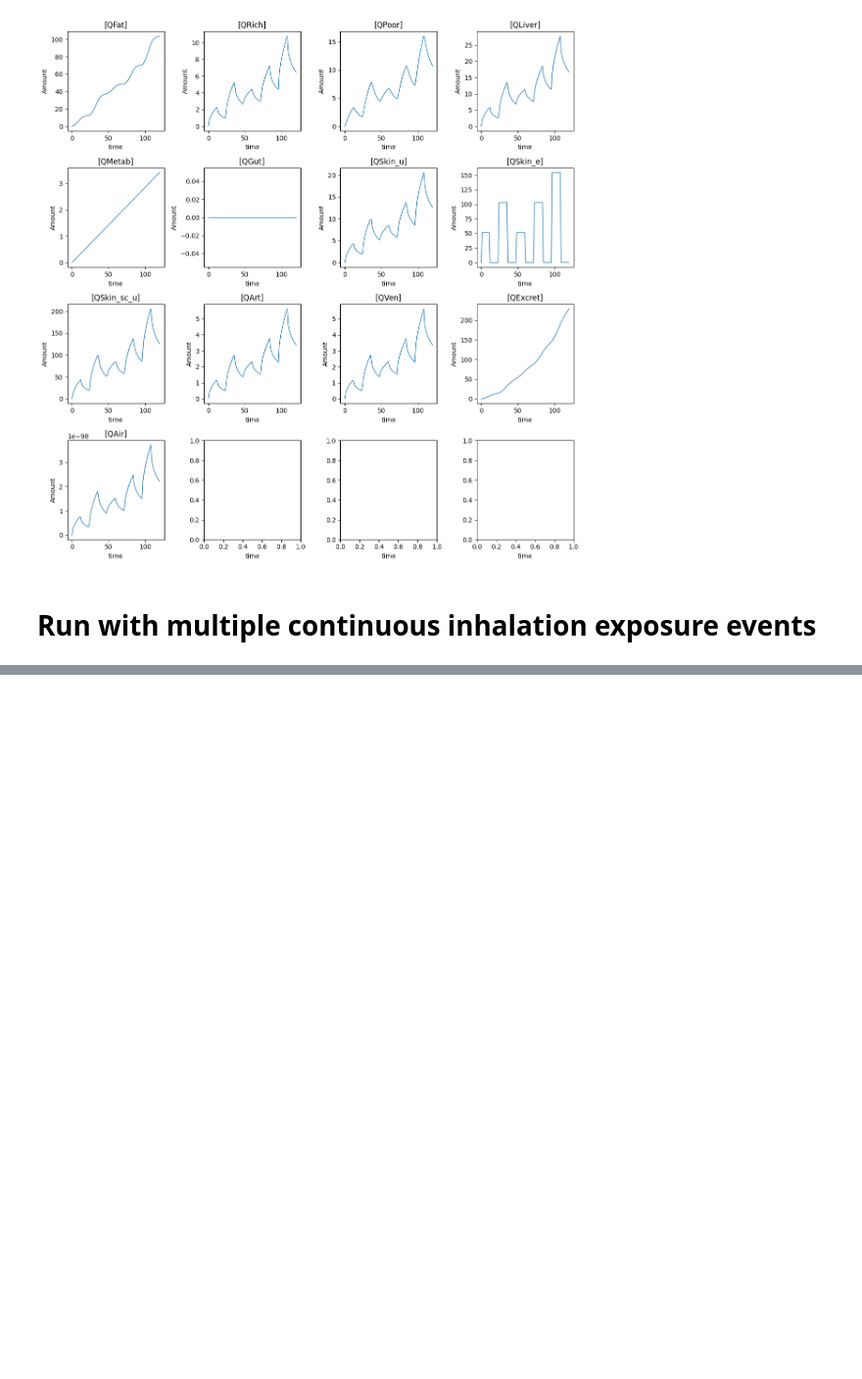
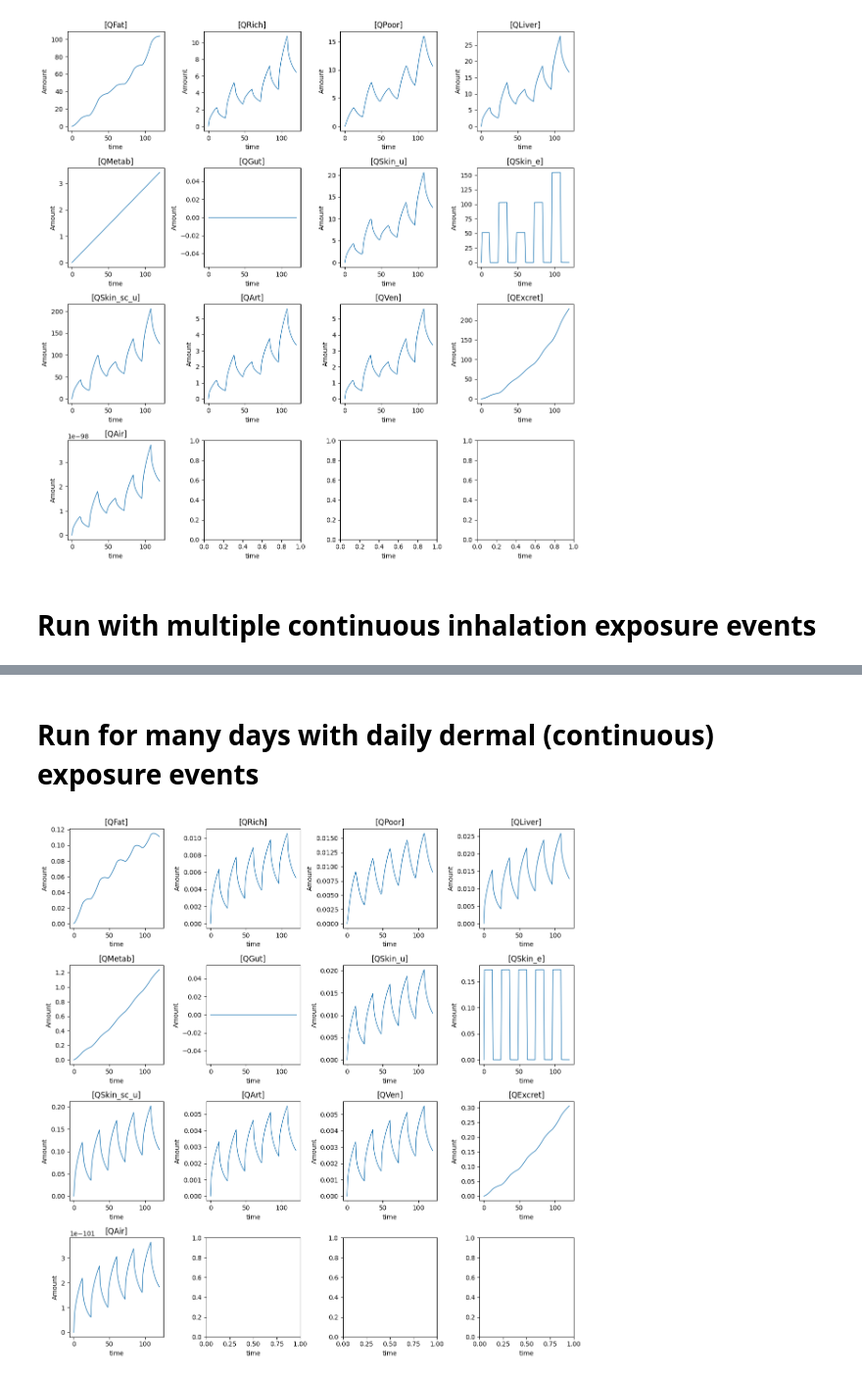
Before and after one commit to rivm-syso/euromix-to-sbml, a Jupyter notebook: notebooks/run_sbml_model.ipynb, the cells around one changed output, grey strips where cells are left out. Shown at 98% size. Cells and saved outputs as stored; diff of their text form; code cells hidden in the pictures; blank space fills up the shorter version.

Commit message:
Update run SBML model notebook with example for running many days with dermal input

```diff
--- a/notebooks/run_sbml_model.ipynb
+++ b/notebooks/run_sbml_model.ipynb
@@ -41,12 +41,20 @@ def plotSimulationResults(res, selections, ncols=4):
         axes[i-1].set(ylabel=f"Amount", title=labels[i])
     fig.tight_layout()
 
-# Helper function for generating dosing event patterns
-def generateDoseEventsPattern(amount, start, step, stop):
+def generateBolusDoseEventsPattern(amount, start, step, stop):
+    """ Helper function for generating bolus dosing event patterns """
     timings = range(start, stop, step)
     events = []
     for timing in timings:
         events.append((timing, amount))
+    return events
+
+def generateContinuousDoseEventsPattern(amount, duration, start, step, stop):
+    """ Helper function for generating continuous dosing event patterns """
+    timings = range(start, stop, step)
+    events = []
+    for timing in timings:
+        events.append((timing, amount, duration))
     return events
 
 # Helper function for loading parametrisations
@@ -265,7 +273,7 @@ loadParametrisation(rr_model, param_file, param_instance_id)
 dose = daily_dose * rr_model['BM'] / molar_mass
 
 # Define a list of time/dose tuples
-time_dose_list = generateDoseEventsPattern(dose, 0, 24, 24 * number_of_days)
+time_dose_list = generateBolusDoseEventsPattern(dose, 0, 24, 24 * number_of_days)
 
 # Create an event for each of the time-dose tuples
 for i in range(0, len(time_dose_list)):
@@ -392 +383,48 @@ plotSimulationResults(results, rr_model.timeCourseSelections)
 [figure]
+# %% [markdown]
+# Run for many days with daily dermal (continuous) exposure events
+# %%
+# Set daily dose (mg/kw/bw day) and number of simulated days
+daily_dose = 0.02
+number_of_days = 50
+
+# Load the PBPK model from the SBML file
+rr_model = rr.RoadRunner(sbml_file)
+
+# Make sure the input species is not constant and does not have boundary conditions
+rr_model.setInitAmount(dermal_input, 0)
+rr_model.setConstant(dermal_input, False)
+rr_model.setBoundary(dermal_input, True)
+
+# Remove all events
+for event_id in rr_model.model.getEventIds():
+    rr_model.removeEvent(event_id)
+
+# Load parametrisation
+loadParametrisation(rr_model, param_file, param_instance_id)
+
+# Compute dose amount in mmol from daily dose
+dose = daily_dose * rr_model['BM'] / molar_mass
+
+# Define a list of time/dose tuples
+time_dose_duration_list = generateContinuousDoseEventsPattern(dose, 12, 0, 24, 24 * number_of_days)
+
+# Create an event for each of the time-dose tuples
+for i in range(0, len(time_dose_duration_list)):
+    dose_event = time_dose_duration_list[i]
+    eid = f"dose_event_{i}_start"
+    rr_model.addEvent(eid, False, f"time > {dose_event[0]}", False)
+    rr_model.addEventAssignment(eid, dermal_input, f"{dermal_input} + {dose_event[1]}", False)
+    eid = f"dose_event_{i}_stop"
+    rr_model.addEvent(eid, False, f"time > {dose_event[0]} + {dose_event[2]}", False)
+    rr_model.addEventAssignment(eid, dermal_input, f"{dermal_input} - {dose_event[1]}", False)
+rr_model.regenerateModel(True, True)
+
+# Simulate the PBPK model
+resolution = 1
+results = rr_model.simulate(start=0, end=number_of_days*24, points=24 * number_of_days * resolution + 1)
+
+# Plot the results
+plotSimulationResults(results, rr_model.timeCourseSelections, 4)
+# %% [output]
+[figure, added]
```
Also changed, not shown: parts of 1 cell of this notebook.
